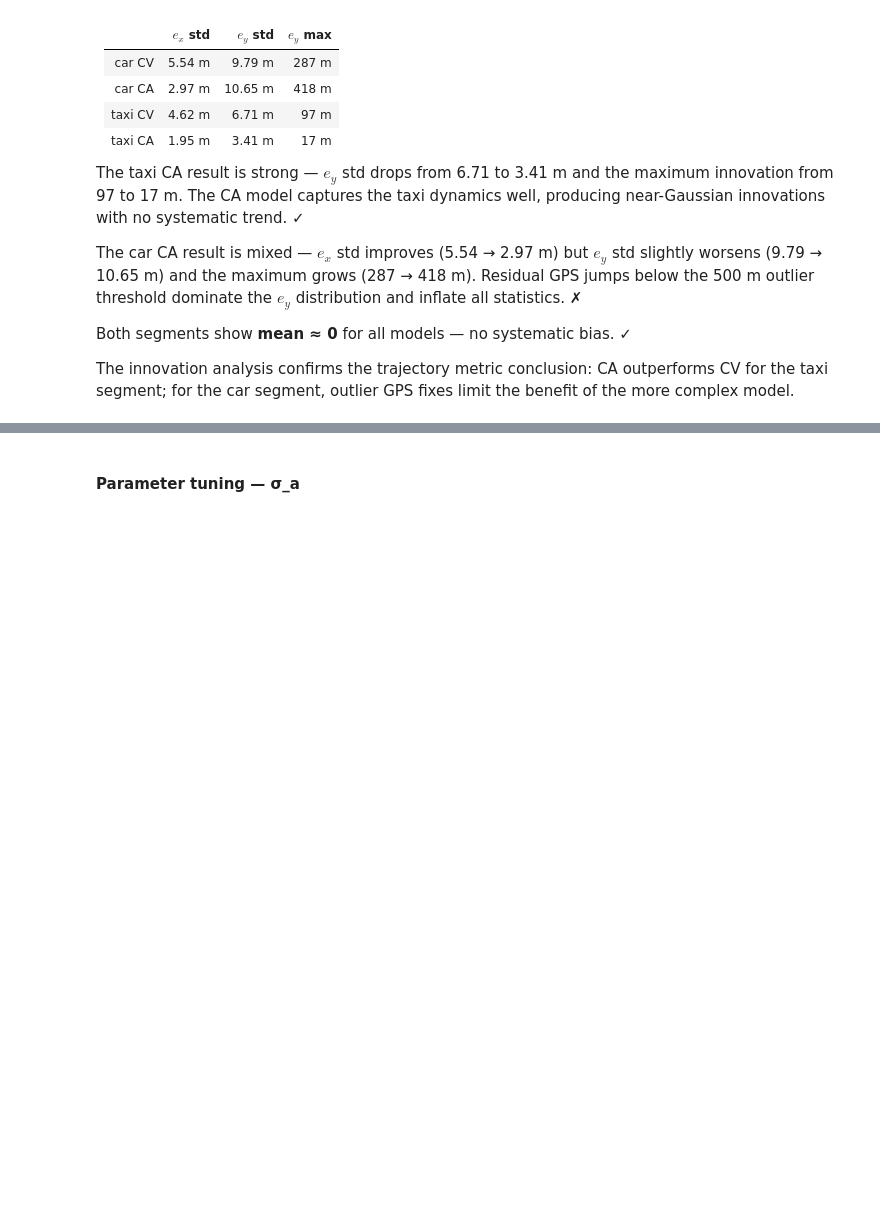
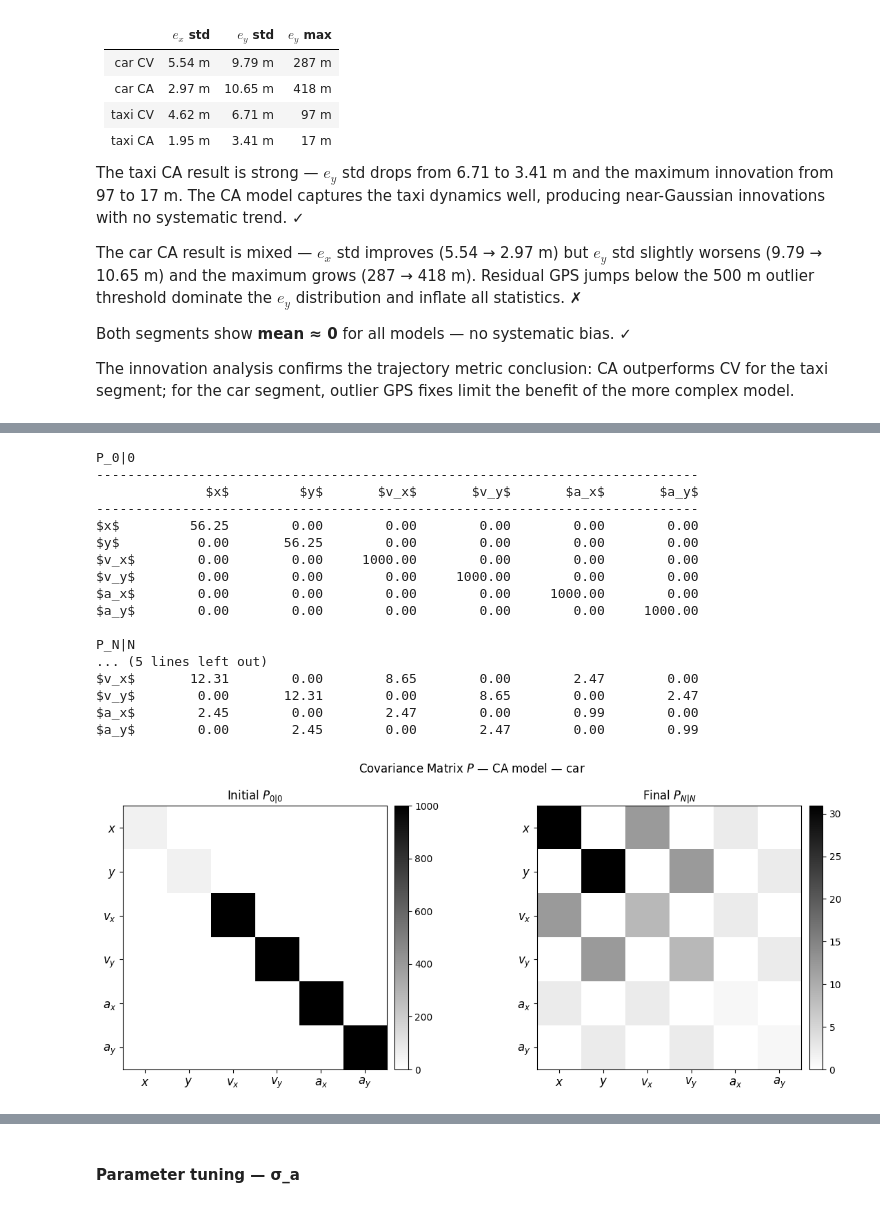
Before and after one commit to RoumenNikolov/kalman-filter-trajectories, a Jupyter notebook: 01. Kalman Filter for GPS Theory and Model.ipynb, the cells around one changed output, grey strips where cells are left out. Cells and saved outputs as stored; diff of their text form; code cells hidden in the pictures; blank space fills up the shorter version.

Commit message:
feat: add analyses for covariance matrix convergence

```diff
--- a/01. Kalman Filter for GPS Theory and Model.ipynb
+++ b/01. Kalman Filter for GPS Theory and Model.ipynb
@@ -790,7 +790,7 @@ def run_kf(seg, F0, Q0, H, R, F_builder, Q_builder, n, sigma_r=7.5):
     s[1, 0] = y[0]
     P = np.diag([sigma_r**2, sigma_r**2] + [1000.] * (n - 2))
 
-    logger = StateLogger(["s", "z", "e", "K"])
+    logger = StateLogger(["s", "z", "e", "K", "P"])
     kf     = KalmanFilter(F0, Q0, H, R, logger,
                           F_builder=F_builder,
                           Q_builder=Q_builder)
@@ -1100,0 +1109,61 @@ GPS fixes limit the benefit of the more complex model.
+# %%
+def print_matrix(M, name, labels):
+    n = len(labels)
+    w = max(len(l) for l in labels) + 1
+    header = f"{'':{w}} " + "  ".join(f"{l:>10}" for l in labels)
+    print(f"{name}")
+    print("-" * len(header))
+    print(header)
+    print("-" * len(header))
+    for i, row in enumerate(M):
+        vals = "  ".join(f"{v:10.2f}" for v in row)
+        print(f"{labels[i]:{w}} {vals}")
+    print()
+
+def plot_covariance(ax, M, title, labels):
+    im = ax.imshow(M, interpolation="none", cmap=plt.get_cmap('binary'))
+    ax.set_title(title)
+    ax.set_yticks(np.arange(len(labels))); ax.set_yticklabels(labels, fontsize=12)
+    ax.set_xticks(np.arange(len(labels))); ax.set_xticklabels(labels, fontsize=12)
+    from mpl_toolkits.axes_grid1 import make_axes_locatable
+    divider = make_axes_locatable(ax)
+    cax = divider.append_axes("right", "5%", pad="3%")
+    plt.colorbar(im, cax=cax)
+# %%
+P_hist = car_ca_logger.get_stat("P")
+P_final = P_hist[-1]  # последната стъпка
+
+labels_ca = ['$x$', '$y$', '$v_x$', '$v_y$', '$a_x$', '$a_y$']
+
+P0 = np.diag([7.5**2, 7.5**2] + [1000.] * 4)
+P_hist  = car_ca_logger.get_stat("P")
+P_final = P_hist[-1]
+
+print_matrix(P0,      "P_0|0", labels_ca)
+print_matrix(P_final, "P_N|N", labels_ca)
+
+fig, axes = plt.subplots(1, 2, figsize=(12, 5))
+plot_covariance(axes[0], P0,      'Initial $P_{0|0}$', labels_ca)
+plot_covariance(axes[1], P_final, 'Final $P_{N|N}$',   labels_ca)
+plt.suptitle('Covariance Matrix $P$ — CA model — car')
+plt.tight_layout()
+plt.show()
+# %% [output]
+P_0|0
+-----------------------------------------------------------------------------
+              $x$         $y$       $v_x$       $v_y$       $a_x$       $a_y$
+-----------------------------------------------------------------------------
+$x$         56.25        0.00        0.00        0.00        0.00        0.00
+$y$          0.00       56.25        0.00        0.00        0.00        0.00
+$v_x$        0.00        0.00     1000.00        0.00        0.00        0.00
+$v_y$        0.00        0.00        0.00     1000.00        0.00        0.00
+$a_x$        0.00        0.00        0.00        0.00     1000.00        0.00
+$a_y$        0.00        0.00        0.00        0.00        0.00     1000.00
+
+P_N|N
+... (5 lines left out)
+$v_x$       12.31        0.00        8.65        0.00        2.47        0.00
+$v_y$        0.00       12.31        0.00        8.65        0.00        2.47
+$a_x$        2.45        0.00        2.47        0.00        0.99        0.00
+$a_y$        0.00        2.45        0.00        2.47        0.00        0.99
+[figure, added]
```
Also changed, not shown: parts of 4 cells of this notebook.
